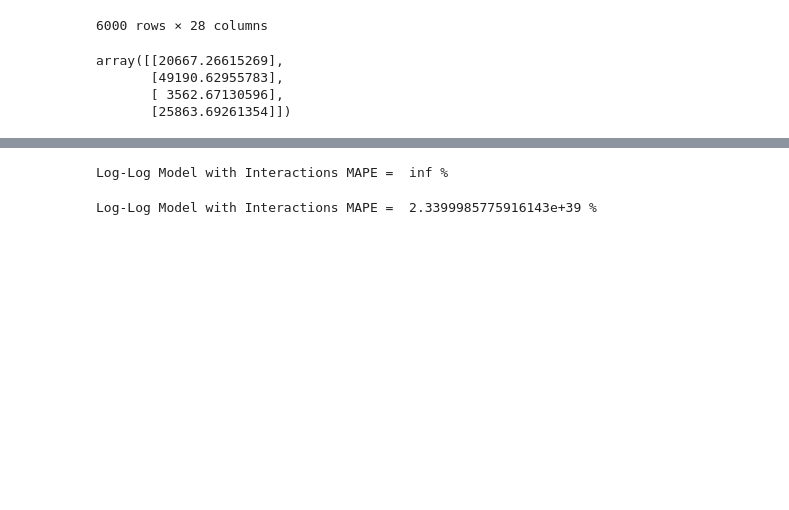
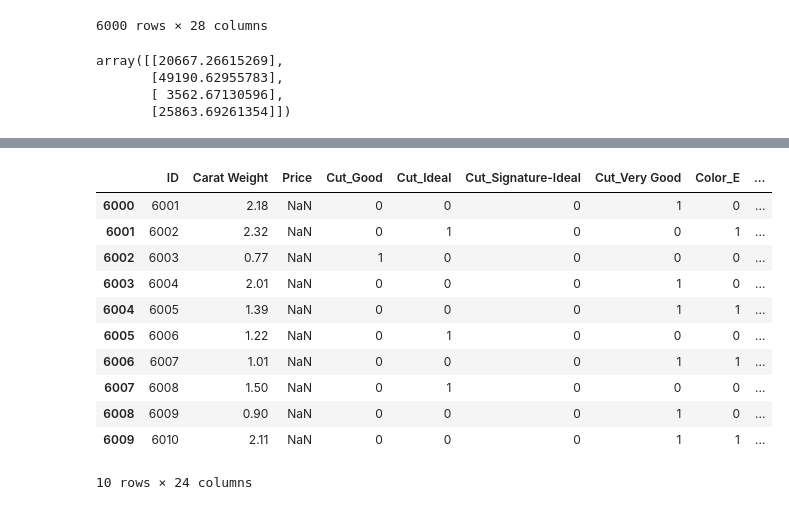
Before and after one commit to MustafaRcodes/Product-price-prediction-Multiple-regression, a Jupyter notebook: Product price prediction Multiple regression.ipynb, the cells around one changed output, grey strips where cells are left out. Saved outputs shown, nothing was run; the diff lists cells and outputs as text; code cells hidden in the pictures; blank space fills up the shorter version.

```diff
--- a/Product price prediction Multiple regression.ipynb
+++ b/Product price prediction Multiple regression.ipynb
@@ -891,60 +873,18 @@ Sarah_data_training
-# %%
-from sklearn.preprocessing import PolynomialFeatures
-from sklearn.linear_model import LinearRegression
-import numpy as np
-
-# Assuming 'Sarah_data_training' is your dataset and 'Carat Weight' and 'Price' are log-transformed
-
-train = Sarah_data_training.iloc[:5000]
-test = Sarah_data_training.iloc[5000:6000]
-
-Y_train = train[['Price']]
-X_train = train.drop(['ID', 'Price'], axis=1)
-
-Y_test = np.exp(test[['Price']])
-X_test = test.drop(['ID', 'Price'], axis=1)
-
-# Apply Polynomial Features
-poly = PolynomialFeatures(degree=2, include_bias=False)
-X_train_poly = poly.fit_transform(X_train)
-X_test_poly = poly.transform(X_test)
-
-# Train the model
-lm = LinearRegression().fit(X_train_poly, Y_train)
-
-# Predict and revert log-transformation
-Y_pred_log = np.exp(lm.predict(X_test_poly))
-
-# Calculate percent errors
-percent_errors = np.abs((Y_test - Y_pred_log) / Y_test) * 100
-print("Log-Log Model with Interactions MAPE = ", np.mean(percent_errors), "%")
-# %% [output]
-Log-Log Model with Interactions MAPE =  inf %
-# %%
-from sklearn.preprocessing import PolynomialFeatures, StandardScaler
-from sklearn.linear_model import LinearRegression
-import numpy as np
-
-# Scaling the features
-scaler = StandardScaler()
-X_train_scaled = scaler.fit_transform(X_train)
-X_test_scaled = scaler.transform(X_test)
-
-# Applying Polynomial Features
-poly = PolynomialFeatures(degree=2, include_bias=False)
-X_train_poly = poly.fit_transform(X_train_scaled)
-X_test_poly = poly.transform(X_test_scaled)
-
-# Training the model
-lm = LinearRegression().fit(X_train_poly, Y_train)
-
-# Predict and handle large predictions
-Y_pred_log_values = lm.predict(X_test_poly)
-Y_pred_log_values = np.clip(Y_pred_log_values, a_min=None, a_max=100)  # Clip large values
-Y_pred_log = np.exp(Y_pred_log_values)
-
-# Calculate percent errors
-percent_errors = np.abs((Y_test - Y_pred_log) / Y_test) * 100
-print("Log-Log Model with Interactions MAPE = ", np.mean(percent_errors), "%")
-# %% [output]
-Log-Log Model with Interactions MAPE =  2.3399985775916143e+39 %
+# %%
+# Step 2.2: Creating dummy variables (in machine learning this is called "one-hot encoding")
+Sarah_data_prediction = pd.get_dummies(data=Sarah_data_prediction, columns = ['Cut', 'Color', 'Clarity', 'Polish', 'Symmetry', 'Report'], drop_first=True, dtype=int)
+# drop first category value for each category to remove multicollinearity between each variable
+Sarah_data_prediction[0:10] # Display first 10 rows of data (rows 0 through 9)
+# %% [output]
+|  | ID | Carat Weight | Price | Cut_Good | Cut_Ideal | Cut_Signature-Ideal | Cut_Very Good | Color_E | ... |
+| 6000 | 6001 | 2.18 | NaN | 0 | 0 | 0 | 1 | 0 | ... |
+| 6001 | 6002 | 2.32 | NaN | 0 | 1 | 0 | 0 | 1 | ... |
+| 6002 | 6003 | 0.77 | NaN | 1 | 0 | 0 | 0 | 0 | ... |
+| 6003 | 6004 | 2.01 | NaN | 0 | 0 | 0 | 1 | 0 | ... |
+| 6004 | 6005 | 1.39 | NaN | 0 | 0 | 0 | 1 | 1 | ... |
+| 6005 | 6006 | 1.22 | NaN | 0 | 1 | 0 | 0 | 0 | ... |
+| 6006 | 6007 | 1.01 | NaN | 0 | 0 | 0 | 1 | 1 | ... |
+| 6007 | 6008 | 1.50 | NaN | 0 | 1 | 0 | 0 | 0 | ... |
+| 6008 | 6009 | 0.90 | NaN | 0 | 0 | 0 | 1 | 0 | ... |
+| 6009 | 6010 | 2.11 | NaN | 0 | 0 | 0 | 1 | 1 | ... |
+10 rows × 24 columns
```
Also changed, not shown: parts of 8 cells of this notebook.
